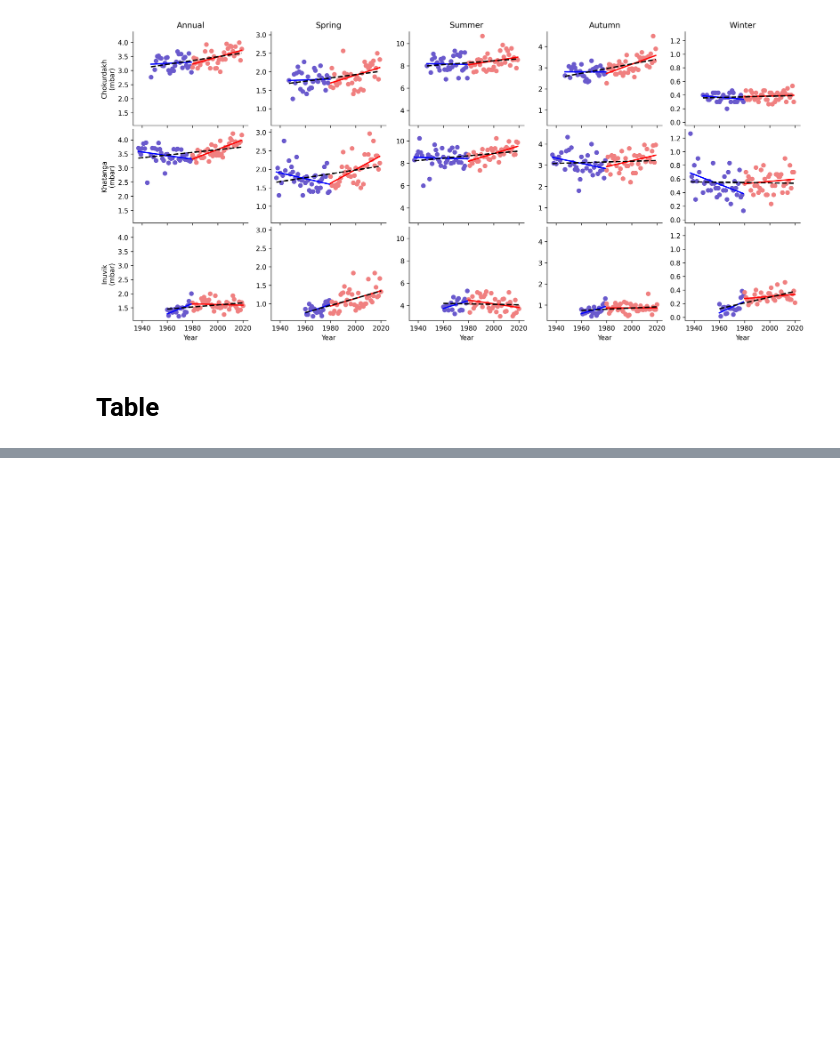
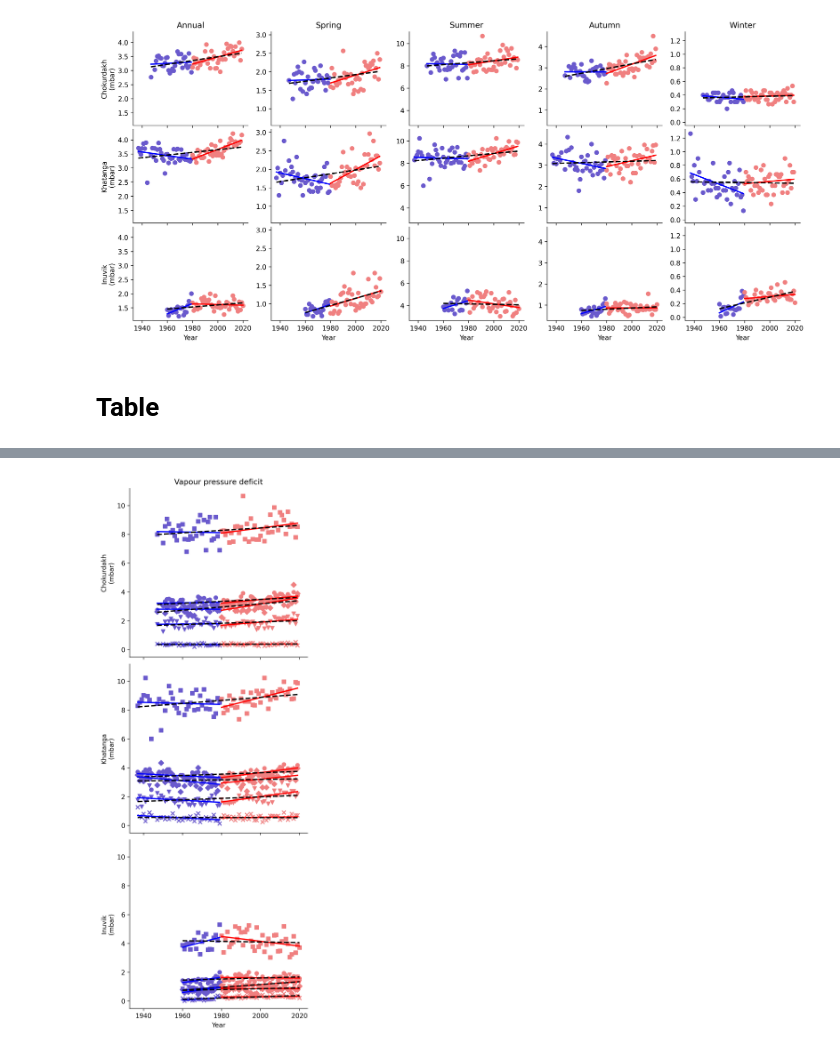
Before and after one commit to mikewellmeansme/trs-isotopes-analyser, a Jupyter notebook: notebooks/trends.ipynb, the cells around one changed output, grey strips where cells are left out. Cells and saved outputs as stored; diff of their text form; code cells hidden in the pictures; blank space fills up the shorter version.

```diff
--- a/notebooks/trends.ipynb
+++ b/notebooks/trends.ipynb
@@ -86,0 +97,4 @@ s1_table.to_excel('output/Table S1.xlsx')
+# %%
+plot_measurements_by_measure_squashed([mean_vpd_C, mean_vpd_H, mean_vpd_I], ['Chokurdakh', 'Khatanga', 'Inuvik'], 'Vapour pressure deficit', '(mbar)', [1901, 1980], [1979, 2020], save=False)
+# %% [output]
+[figure, added]
```
Also changed, not shown: parts of 3 cells of this notebook, 3 other files.
